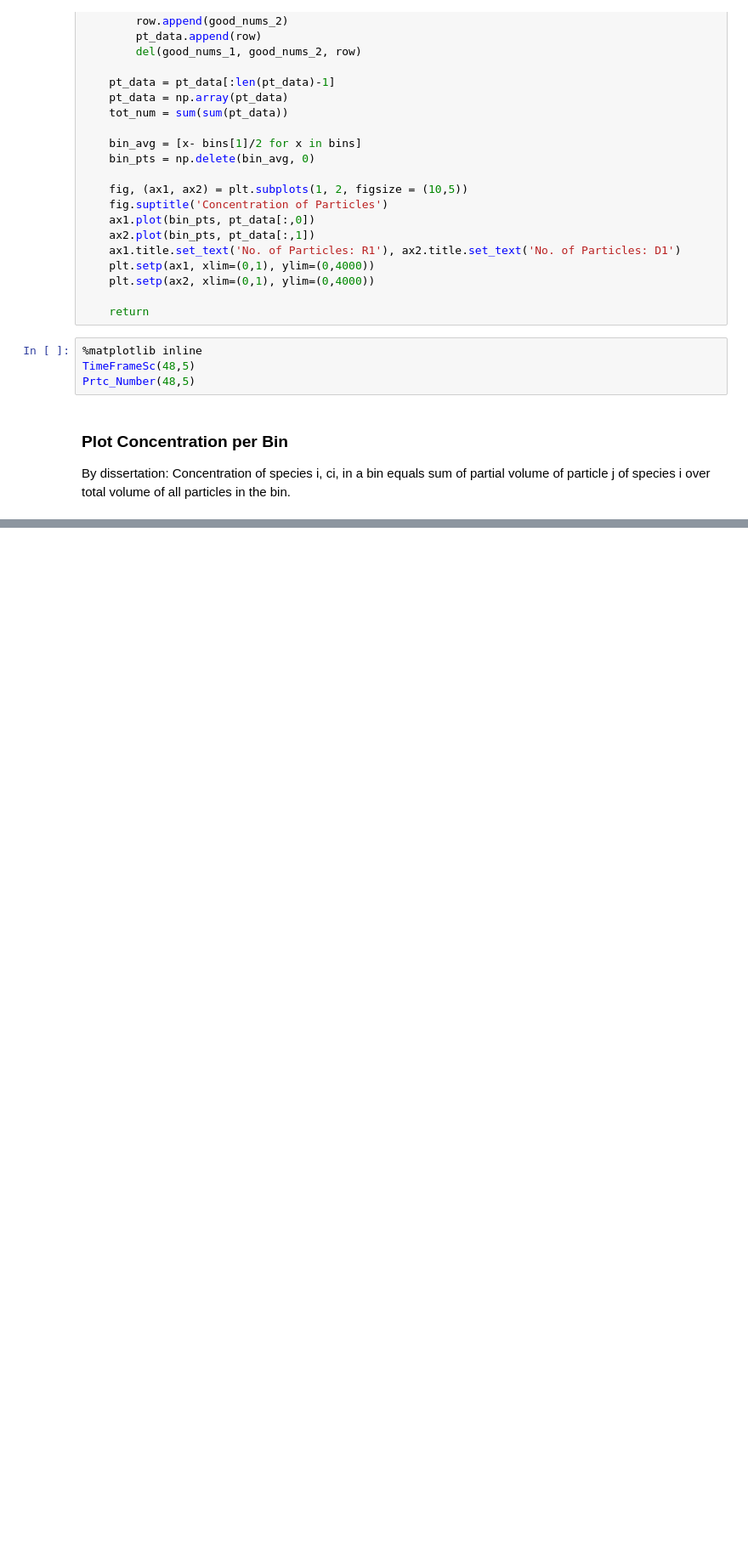
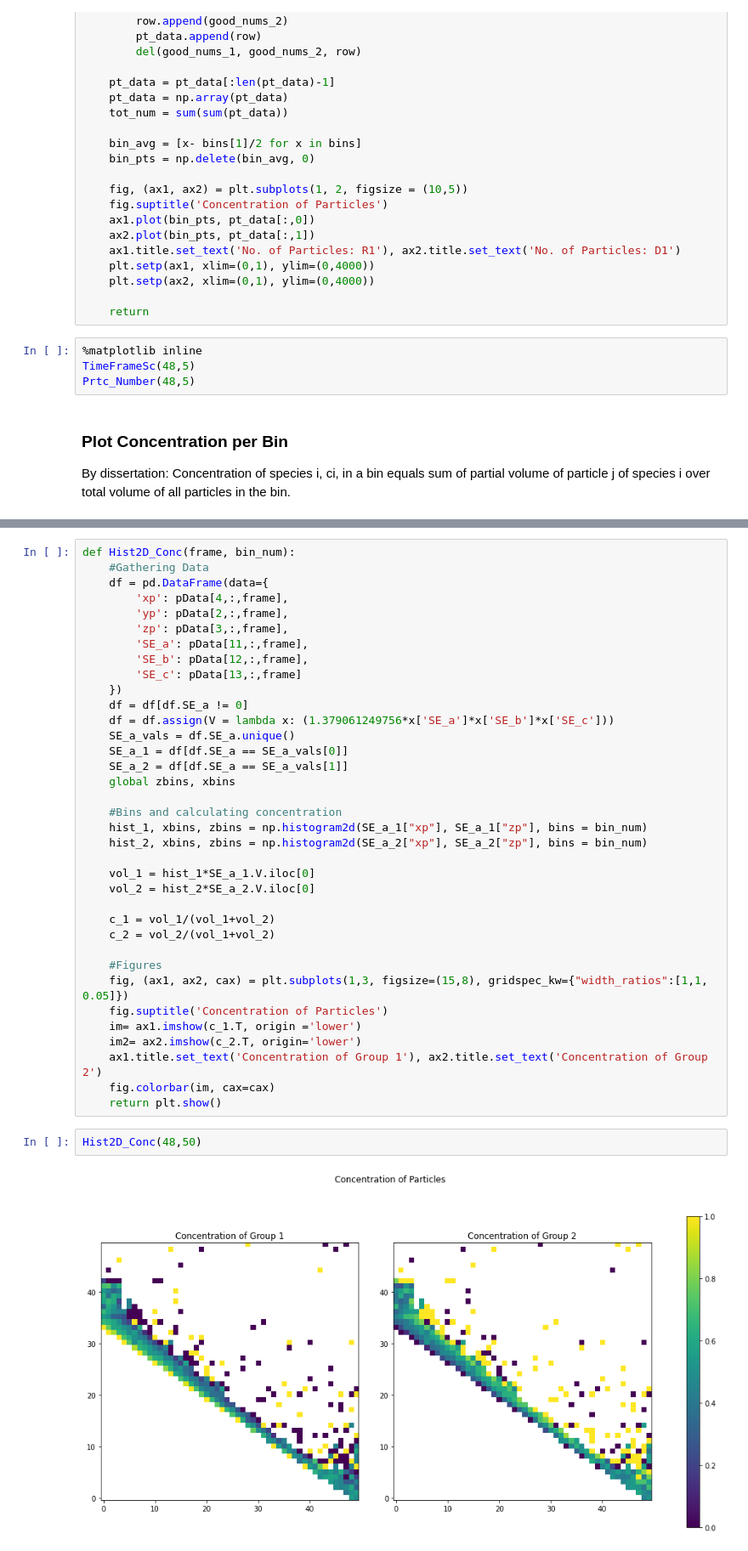
Before and after one commit to em-coder923/non_spherical_forces, a Jupyter notebook: Data analysis of non-spherical intruders.ipynb, the cells around one changed output, grey strips where cells are left out. Shown: that part at 85% size. Cells and saved outputs as stored; diff of their text form; blank space fills up the shorter version.

```diff
--- a/Data analysis of non-spherical intruders.ipynb
+++ b/Data analysis of non-spherical intruders.ipynb
@@ -460,0 +402,40 @@ Prtc_Conc(48,5)
+# %%
+def Hist2D_Conc(frame, bin_num):
+    #Gathering Data
+    df = pd.DataFrame(data={
+        'xp': pData[4,:,frame],
+        'yp': pData[2,:,frame],
+        'zp': pData[3,:,frame],
+        'SE_a': pData[11,:,frame],
+        'SE_b': pData[12,:,frame],
+        'SE_c': pData[13,:,frame]
+    })
+    df = df[df.SE_a != 0]
+    df = df.assign(V = lambda x: (1.379061249756*x['SE_a']*x['SE_b']*x['SE_c']))
+    SE_a_vals = df.SE_a.unique()
+    SE_a_1 = df[df.SE_a == SE_a_vals[0]]
+    SE_a_2 = df[df.SE_a == SE_a_vals[1]]
+    global zbins, xbins
+
+    #Bins and calculating concentration
+    hist_1, xbins, zbins = np.histogram2d(SE_a_1["xp"], SE_a_1["zp"], bins = bin_num)
+    hist_2, xbins, zbins = np.histogram2d(SE_a_2["xp"], SE_a_2["zp"], bins = bin_num)
+
+    vol_1 = hist_1*SE_a_1.V.iloc[0]
+    vol_2 = hist_2*SE_a_2.V.iloc[0]
+
+    c_1 = vol_1/(vol_1+vol_2)
+    c_2 = vol_2/(vol_1+vol_2)
+
+    #Figures
+    fig, (ax1, ax2, cax) = plt.subplots(1,3, figsize=(15,8), gridspec_kw={"width_ratios":[1,1, 0.05]})
+    fig.suptitle('Concentration of Particles')
+    im= ax1.imshow(c_1.T, origin ='lower')
+    im2= ax2.imshow(c_2.T, origin='lower')
+    ax1.title.set_text('Concentration of Group 1'), ax2.title.set_text('Concentration of Group 2')
+    fig.colorbar(im, cax=cax)
+    return plt.show()
+# %%
+Hist2D_Conc(48,50)
+# %% [output]
+[figure, added]
```
Also changed, not shown: parts of 35 cells of this notebook.
